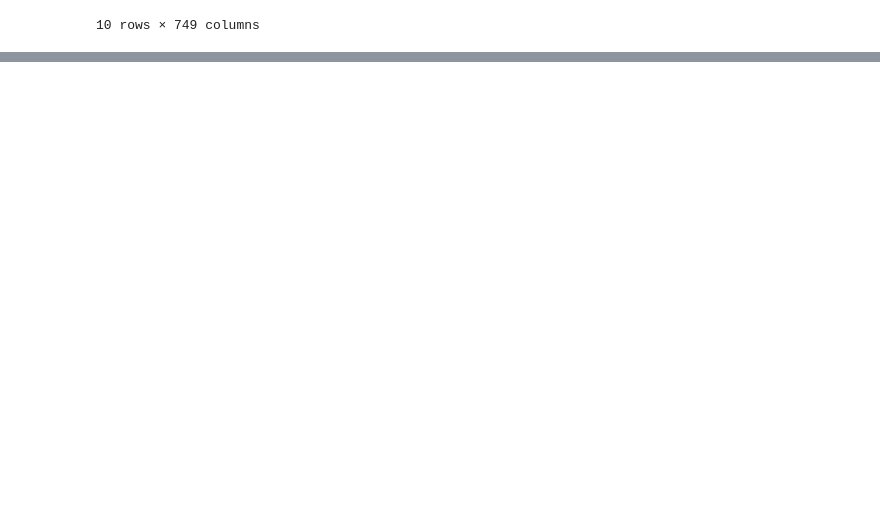
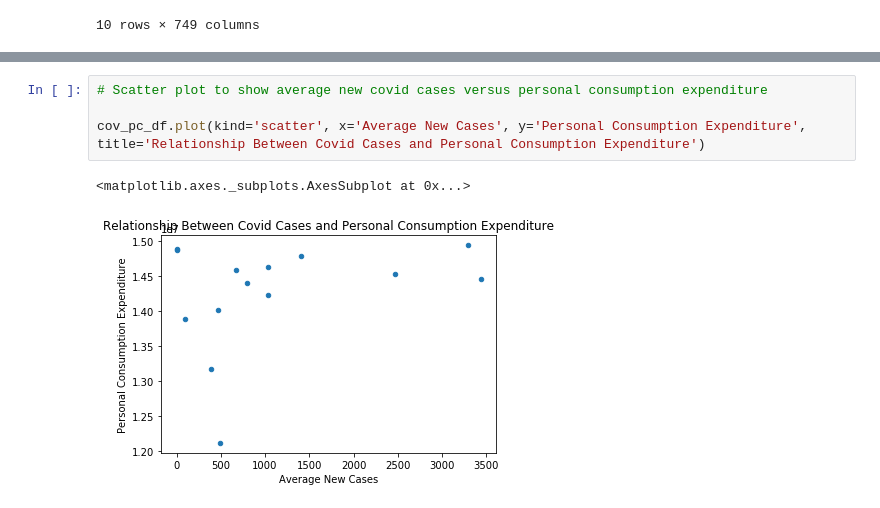
Before and after one commit to priscilla-wong/Project_1, a Jupyter notebook: covid_vs_pc/Analysis/covid_pc_analysis.ipynb, the cells around one changed output, grey strips where cells are left out. Drawn from its saved outputs; the diff is of its cells as text; blank space fills up the shorter version.

```diff
--- a/covid_vs_pc/Analysis/covid_pc_analysis.ipynb
+++ b/covid_vs_pc/Analysis/covid_pc_analysis.ipynb
@@ -133,0 +339,7 @@ pc_df.head()
+# %%
+# Scatter plot to show average new covid cases versus personal consumption expenditure
+
+cov_pc_df.plot(kind='scatter', x='Average New Cases', y='Personal Consumption Expenditure', title='Relationship Between Covid Cases and Personal Consumption Expenditure')
+# %% [output]
+<matplotlib.axes._subplots.AxesSubplot at 0x...>
+[figure, added]
```
Also changed, not shown: parts of 23 cells of this notebook, 5 other files.
